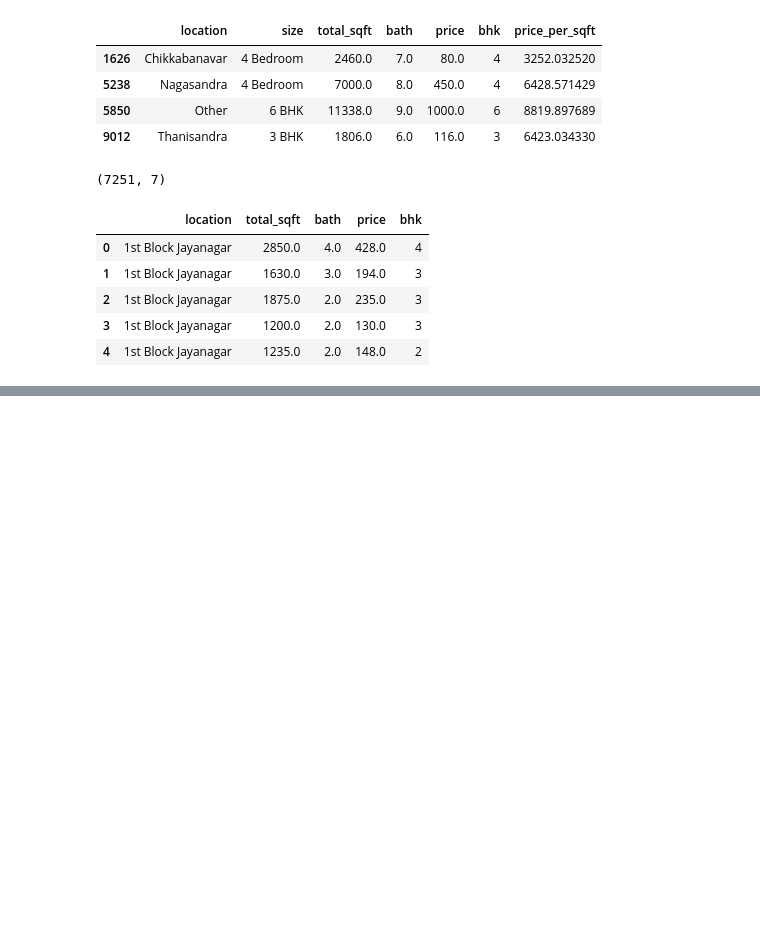
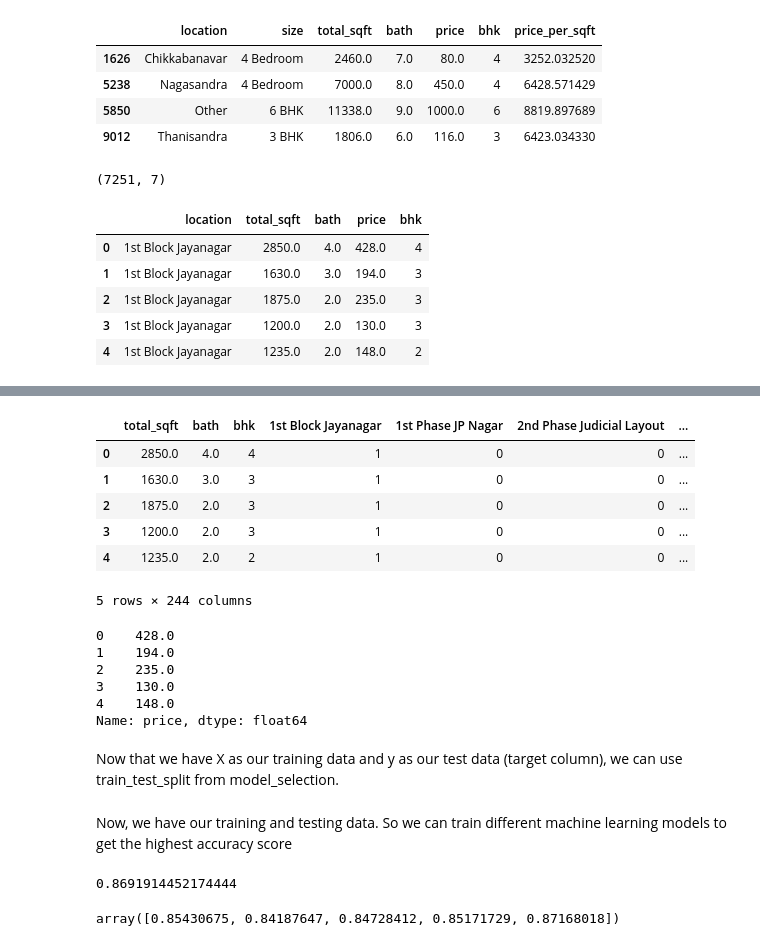
Before and after one commit to VedantPatil0525/House_price_prediction_ML_complete_project, a Jupyter notebook: House_price_prediction.ipynb, the cells around one changed output, grey strips where cells are left out. Cells and saved outputs as stored; diff of their text form; code cells hidden in the pictures; blank space fills up the shorter version.

```diff
--- a/House_price_prediction.ipynb
+++ b/House_price_prediction.ipynb
@@ -431,0 +493,23 @@ df10.head()
+# %%
+X = df12.drop('price', axis='columns')
+X.head()
+# %% [output]
+|  | total_sqft | bath | bhk | 1st Block Jayanagar | 1st Phase JP Nagar | 2nd Phase Judicial Layout | ... |
+| 0 | 2850.0 | 4.0 | 4 | 1 | 0 | 0 | ... |
+| 1 | 1630.0 | 3.0 | 3 | 1 | 0 | 0 | ... |
+| 2 | 1875.0 | 2.0 | 3 | 1 | 0 | 0 | ... |
+| 3 | 1200.0 | 2.0 | 3 | 1 | 0 | 0 | ... |
+| 4 | 1235.0 | 2.0 | 2 | 1 | 0 | 0 | ... |
+5 rows × 244 columns
+# %%
+y = df12.price
+y.head()
+# %% [output]
+0    428.0
+1    194.0
+2    235.0
+3    130.0
+4    148.0
+Name: price, dtype: float64
+# %% [markdown]
+Now that we have X as our training data and y as our test data (target column), we can use train_test_split from model_selection.
@@ -431,0 +519,18 @@ df10.head()
+# %% [markdown]
+Now, we have our training and testing data. So we can train different machine learning models to get the highest accuracy score
+# %%
+from sklearn.linear_model import LinearRegression
+lr = LinearRegression()
+lr.fit(X_train, y_train)
+lr.score(X_test, y_test)
+# %% [output]
+0.8691914452174444
+# %%
+from sklearn.model_selection import ShuffleSplit
+from sklearn.model_selection import cross_val_score
+
+cv = ShuffleSplit(n_splits=5, test_size=0.2, random_state=0)
+
+cross_val_score(LinearRegression(), X, y, cv=cv)
+# %% [output]
+array([0.85430675, 0.84187647, 0.84728412, 0.85171729, 0.87168018])
```
Also changed, not shown: parts of 20 cells of this notebook, 2 other files.
